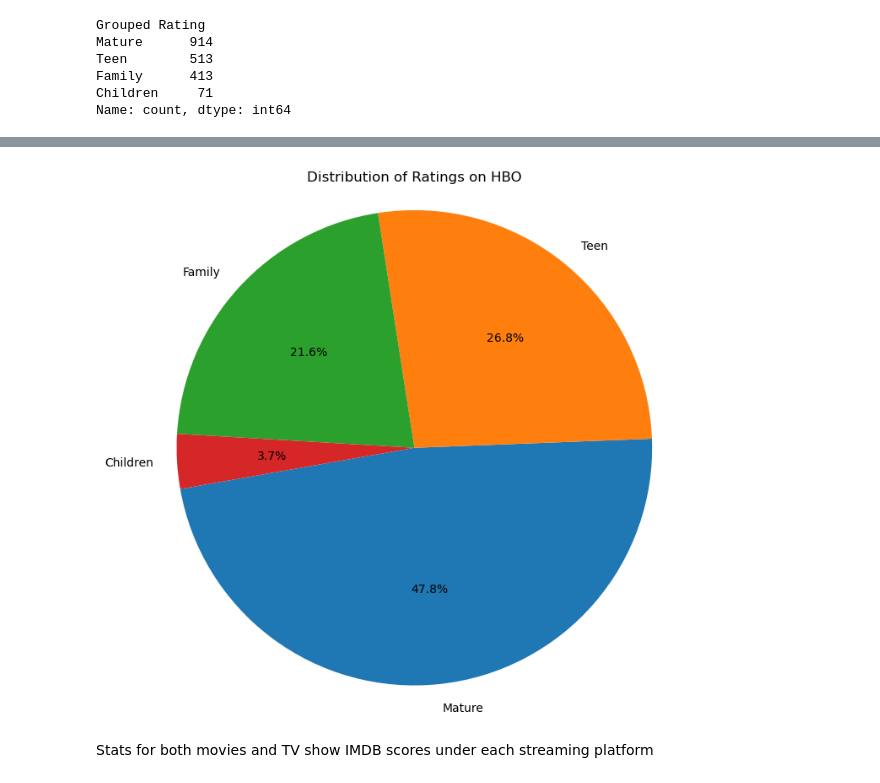
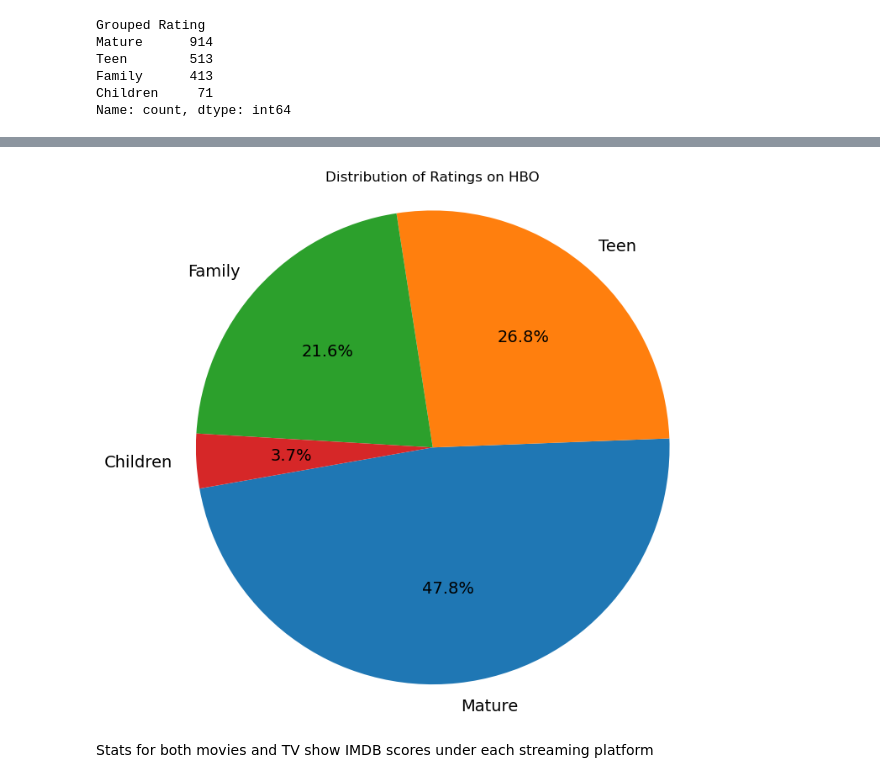
Before and after one commit to daggonit/Platform_Proj, a Jupyter notebook: Platform Project.ipynb, the cells around one changed output, grey strips where cells are left out. Saved outputs shown, nothing was run; the diff lists cells and outputs as text; code cells hidden in the pictures.

```diff
--- a/Platform Project.ipynb
+++ b/Platform Project.ipynb
@@ -567,21 +539,21 @@ plt.show()
 # %%
 #total titles/ratings pie chart for hbo and save .png
 
 plt.figure(figsize=(8, 8))
-plt.pie(grouped_hbo_rating_counts, labels=grouped_hbo_rating_counts.index, autopct='%1.1f%%', startangle=190)
+plt.pie(grouped_hbo_rating_counts, labels=grouped_hbo_rating_counts.index, autopct='%1.1f%%', startangle=190, textprops={'fontsize': 14})
 
 plt.title('Distribution of Ratings on HBO')
 
 #ensures that pie is drawn as a circle
 plt.axis('equal')
 
 #save to output files
 hbo_rating_path = "output_files/rating/HBO/"
 plt.savefig(hbo_rating_path + "hbo_rating_titles.png")
 
 plt.show()
 # %% [output]
-[figure, old version]
+[figure, new version]
 # %% [markdown]
 Stats for both movies and TV show IMDB scores under each streaming platform
 # %% [markdown]
```
Also changed, not shown: parts of 6 cells of this notebook, 3 other files.
